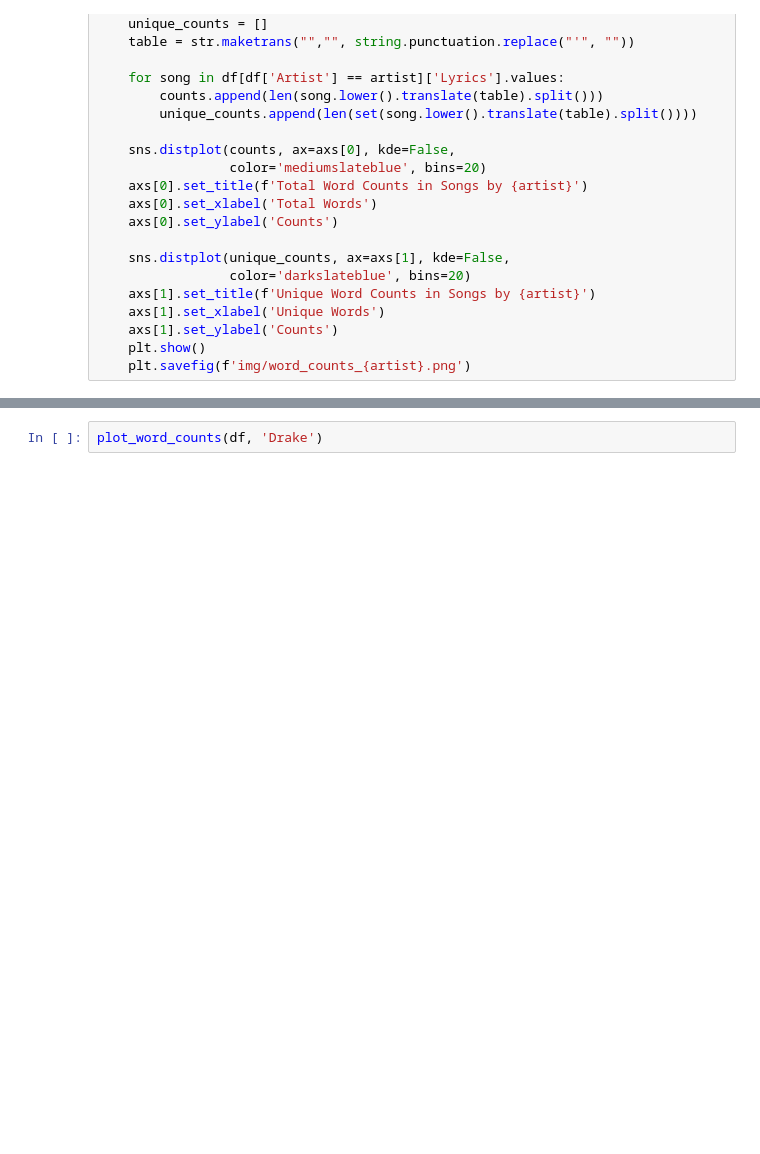
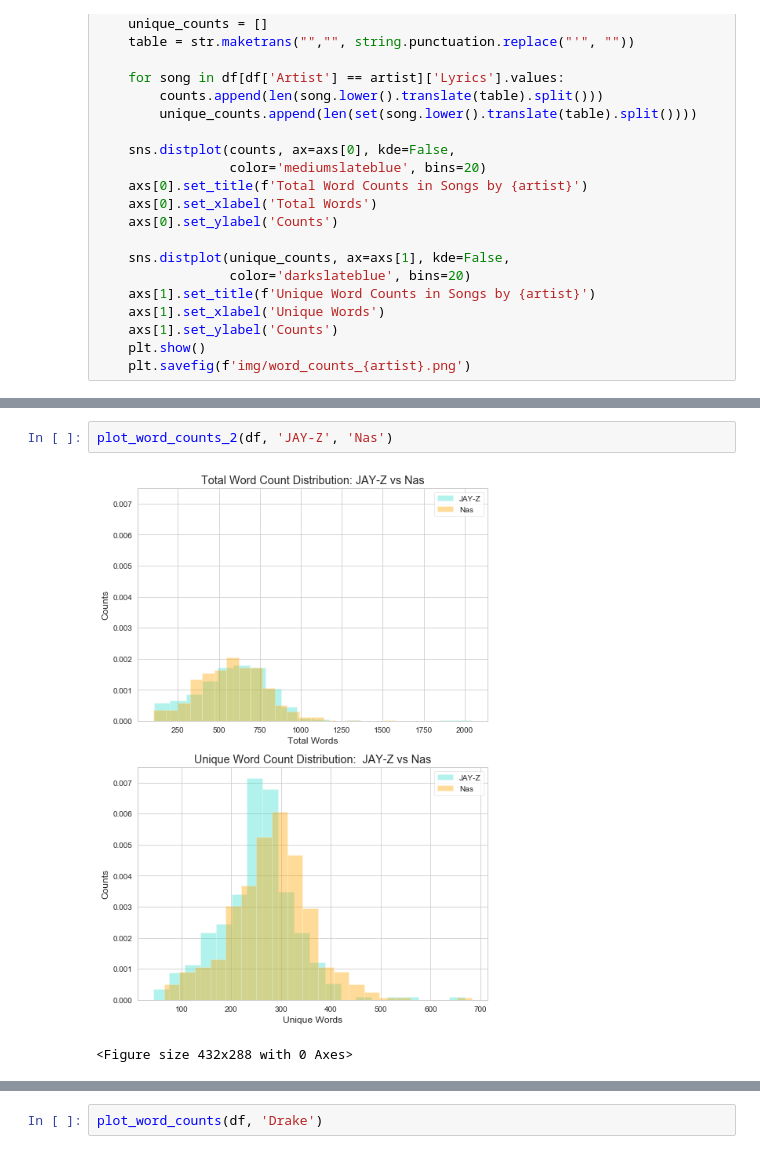
Before and after one commit to unclebrod/RapLyrics, a Jupyter notebook: graphs.ipynb, the cells around one changed output, grey strips where cells are left out. Saved outputs shown, nothing was run; the diff lists cells and outputs as text; blank space fills up the shorter version.

Commit message:
updated functions, added graphs

```diff
--- a/graphs.ipynb
+++ b/graphs.ipynb
@@ -87,0 +127,5 @@ def plot_word_counts(df, artist):
+# %%
+plot_word_counts_2(df, 'JAY-Z', 'Nas')
+# %% [output]
+[figure, added]
+<Figure size 432x288 with 0 Axes>
```
Also changed, not shown: parts of 6 cells of this notebook, 4 other files.
